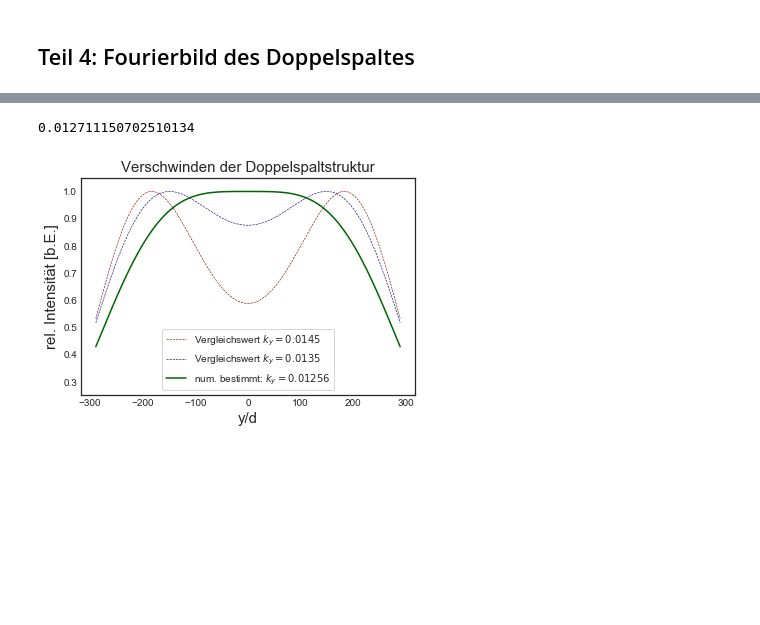
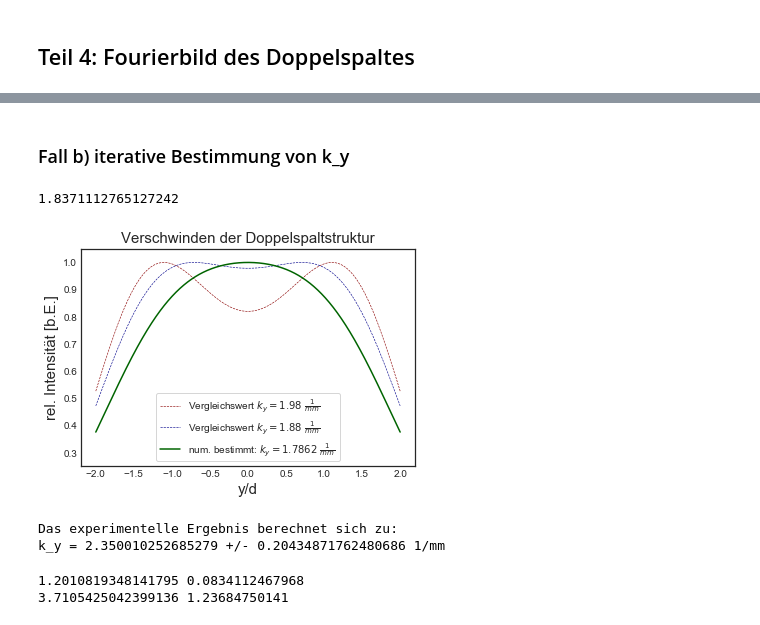
Before and after one commit to MajestyQ/Lectures, a Jupyter notebook: Praktikum/233 - Fourieroptik/V233 Fourier-Optik .ipynb, the cells around one changed output, grey strips where cells are left out. Cells and saved outputs as stored; diff of their text form; code cells hidden in the pictures; blank space fills up the shorter version.

```diff
--- a/Praktikum/233 - Fourieroptik/V233 Fourier-Optik .ipynb
+++ b/Praktikum/233 - Fourieroptik/V233 Fourier-Optik .ipynb
@@ -870,7 +909,17 @@ k_y=2*np.pi/g
+# %% [markdown]
+### Fall b) iterative Bestimmung von k_y
 # %%
+# Doppelspalt
+def doppelspalt(k):
+    return d/np.pi*np.cos(k*g/2) *np.sin(k*d/2)/(k*d/2)*np.cos(y*k)
+d=1
+g=prob_gd*d
+x1 = [1,2]
+k_y = 2*np.pi*1/g
+Y = np.linspace(-d,d,501)
 #k_y stets verkleinern und Maxima zählen. Wenn nur noch ein Maximum da ist, dann k_y ausgeben
-while len(x1)>1 :
-    k_y=k_y-0.0001
+while len(x1)>1:
+    k_y=k_y-0.01
     f_modifiziert=[]
     for i in range(len(Y)):
         y=Y[i]
@@ -882,14 +931,15 @@ while len(x1)>1 :
     x1=Y[np.where(max_mask)]
 print(k_y)
 # %% [output]
-0.012711150702510134
+1.8371112765127242
 # %%
-#numerisch berechnet
-k_y=0.0127112
+#numerisch berechnet, Berechung recht aufwendig bei gewählter Schrittweite
+#bei anderen Werten einfach vorheriges Codefeld ausführen
 
+k_y=1.78622382364
 #Vergleichswerte
-k_y2=0.0135
-k_y3= 0.0145
+k_y2=1.88
+k_y3=1.98
 
 Y = np.linspace(-2,2,10001)*d
 
@@ -898,35 +948,58 @@ f_modifiziert=[]
 for i in range(len(Y)):
     y=Y[i]
     result, error = quad(doppelspalt, 0, k_y)
     f_modifiziert.append(result**2)
 C =np.max(f_modifiziert)
 f_modifiziert/=C
 
 f_modifiziert2=[]
 for i in range(len(Y)):
     y=Y[i]
     result, error = quad(doppelspalt, 0, k_y2)
     f_modifiziert2.append(result**2)
 C =np.max(f_modifiziert2)
 f_modifiziert2/=C
 
 f_modifiziert3=[]
 for i in range(len(Y)):
     y=Y[i]
     result, error = quad(doppelspalt, 0, k_y3)
     f_modifiziert3.append(result**2)
 C =np.max(f_modifiziert3)
 f_modifiziert3/=C
 
-plt.plot(Y, f_modifiziert3,color='darkred',linestyle='--',linewidth=0.6,label=r'Vergleichswert $k_y=0.0145$')
-plt.plot(Y, f_modifiziert2,color='darkblue',linestyle='--',linewidth=0.6,label=r'Vergleichswert $k_y=0.0135$')
-plt.plot(Y, f_modifiziert,color='darkgreen',label=r'num. bestimmt: $k_y=0.01256$')
+plt.plot(Y, f_modifiziert3,color='darkred',linestyle='--',linewidth=0.6,label=r'Vergleichswert $k_y=1.98 \ \frac{1}{mm}$')
+plt.plot(Y, f_modifiziert2,color='darkblue',linestyle='--',linewidth=0.6,label=r'Vergleichswert $k_y=1.88 \ \frac{1}{mm}$')
+plt.plot(Y, f_modifiziert,color='darkgreen',label=r'num. bestimmt: $k_y=1.7862 \ \frac{1}{mm}$')
 plt.title('Verschwinden der Doppelspaltstruktur',size=15)
 plt.xlabel('y/d',size=15)
 plt.ylabel('rel. Intensität [b.E.]', size=15)
 plt.ylim(0.25,1.05)
 plt.legend(frameon=True)
 plt.savefig(r'C:\Users\Quirinus\Documents\GitHub\Praktikum\Praktikum\233 - Fourieroptik\Diagramme\Verschwindender Doppelspalt.pdf',format='PDF')
-plt.show()
 # %% [output]
-[figure, old version]
+[figure, new version]
+# %%
+ky_exp=np.pi*0.038e-3/(wavelength*f1)*1e-3
+ky_exp_err=ky_exp*(0.04/0.46)
+
+print('Das experimentelle Ergebnis berechnet sich zu:')
+print('k_y = '+ str(ky_exp)+' +/- '+ str(ky_exp_err)+ ' 1/mm')
+# %% [output]
+Das experimentelle Ergebnis berechnet sich zu:
+k_y = 2.350010252685279 +/- 0.20434871762480686 1/mm
+# %%
+#für Fall a)
+d_a=0.06e-3
+d_a_err=0.01e-3
+
+ky_theo_a = 2*np.pi*n_max_a/g
+ky_theo_a_err = ky_theo_a *np.sqrt((n_max_a_err/n_max_a)**2+(prob_gd_err/g)**2)
+print(ky_theo_a, ky_theo_a_err)
+
+ky_exp_a=np.pi*d_a/(wavelength*f1)*1e-3
+ky_exp_a_err=ky_exp_a*np.sqrt((0.04/0.12)**2)
+print(ky_exp_a,ky_exp_a_err)
+# %% [output]
+1.2010819348141795 0.0834112467968
+3.7105425042399136 1.23684750141
```
Also changed, not shown: parts of 13 cells of this notebook, 22 other files.
